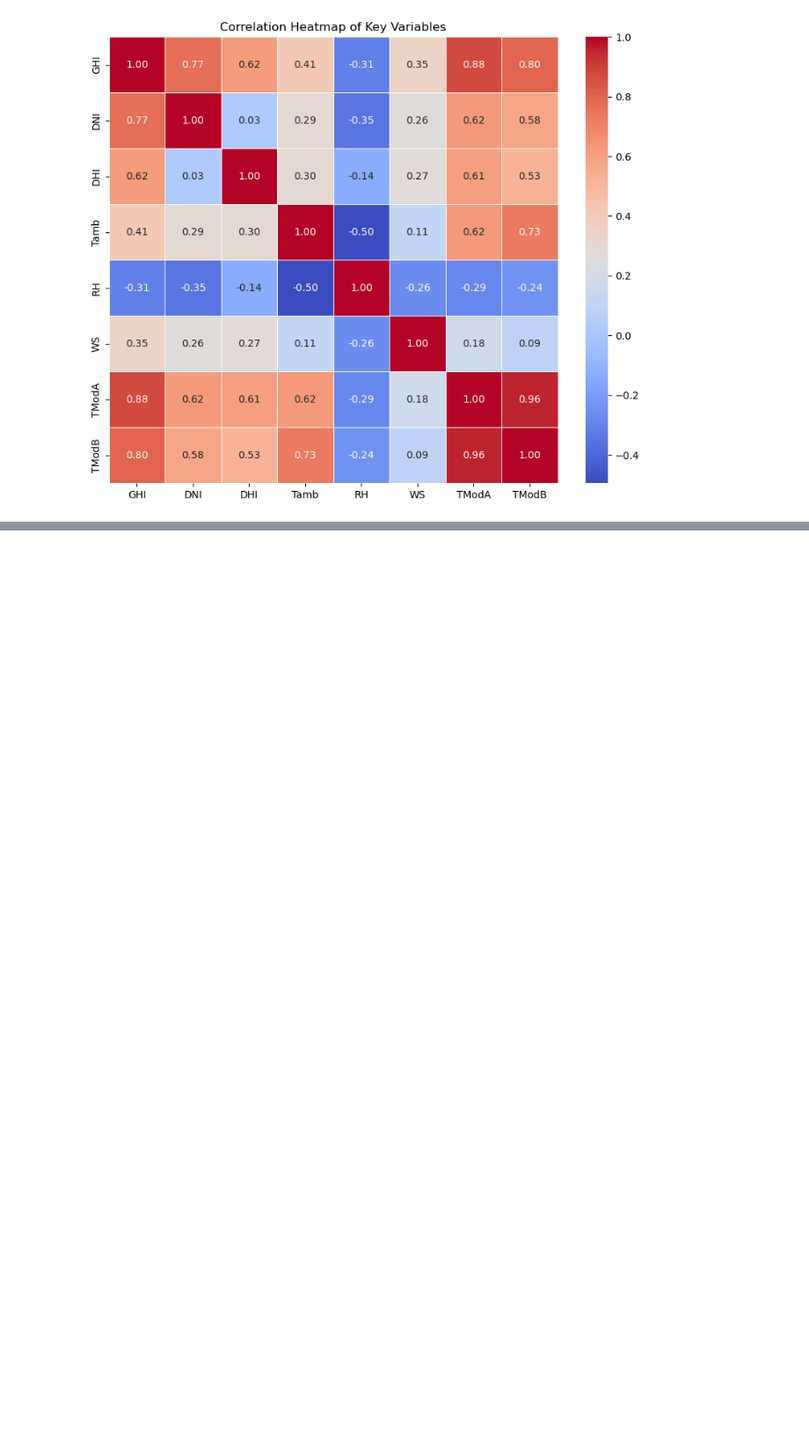
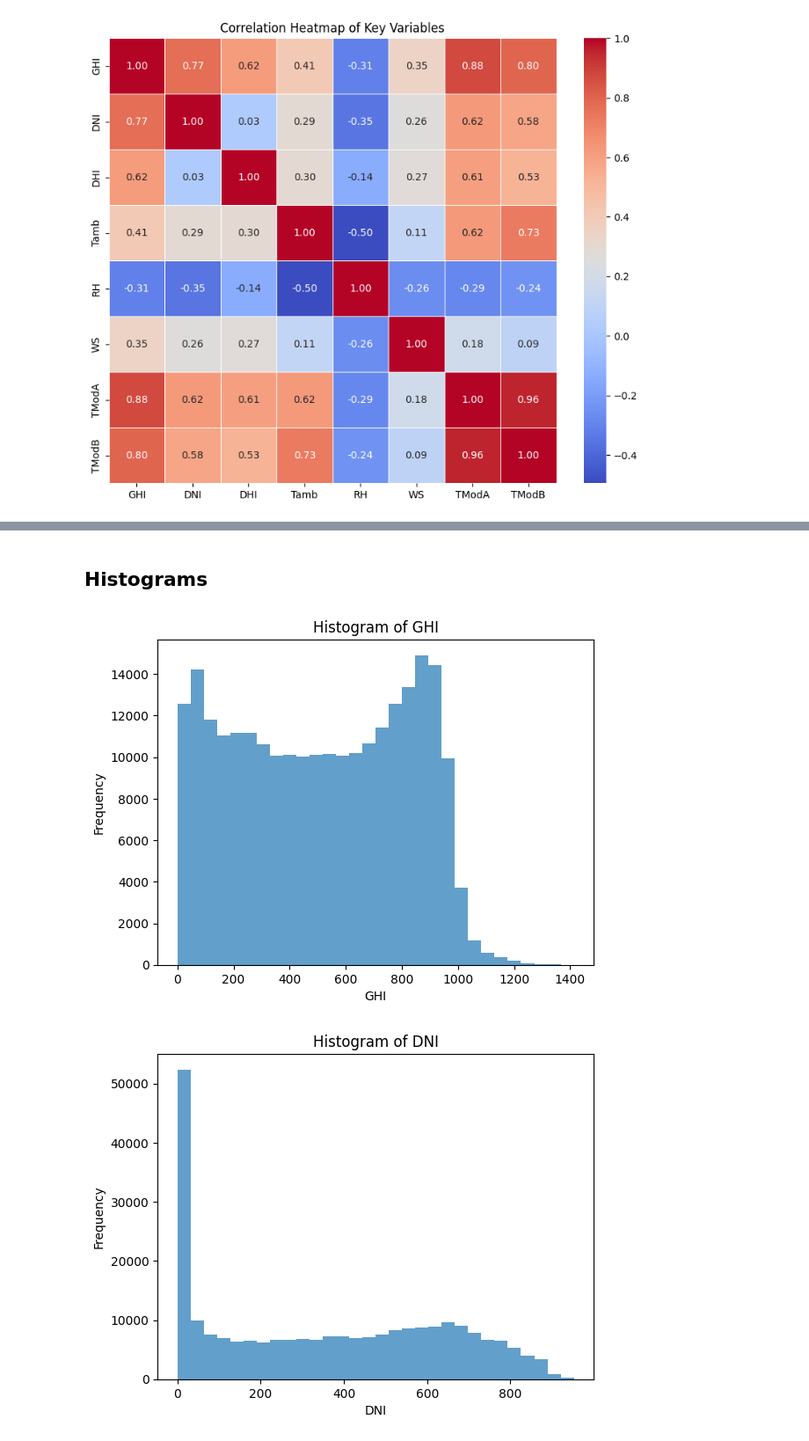
Before and after one commit to kaleabb266/kaim_week_0, a Jupyter notebook: notebooks/benin.ipynb, the cells around one changed output, grey strips where cells are left out. Shown: that part at 88% size. Cells and saved outputs as stored; diff of their text form; code cells hidden in the pictures; blank space fills up the shorter version.

```diff
--- a/notebooks/benin.ipynb
+++ b/notebooks/benin.ipynb
@@ -102,0 +133,14 @@ plt.show()
+# %% [markdown]
+## Histograms
+# %%
+# ----------------------- Histograms -----------------------
+variables = ['GHI', 'DNI', 'DHI', 'WS', 'Tamb']
+for var in variables:
+    plt.hist(data_benin_cleaned[var].dropna(), bins=30, alpha=0.7, label=var)
+    plt.title(f"Histogram of {var}")
+    plt.xlabel(var)
+    plt.ylabel("Frequency")
+    plt.show()
+# %% [output]
+[figure, added]
+[figure, added]
```
Also changed, not shown: parts of 11 cells of this notebook.
